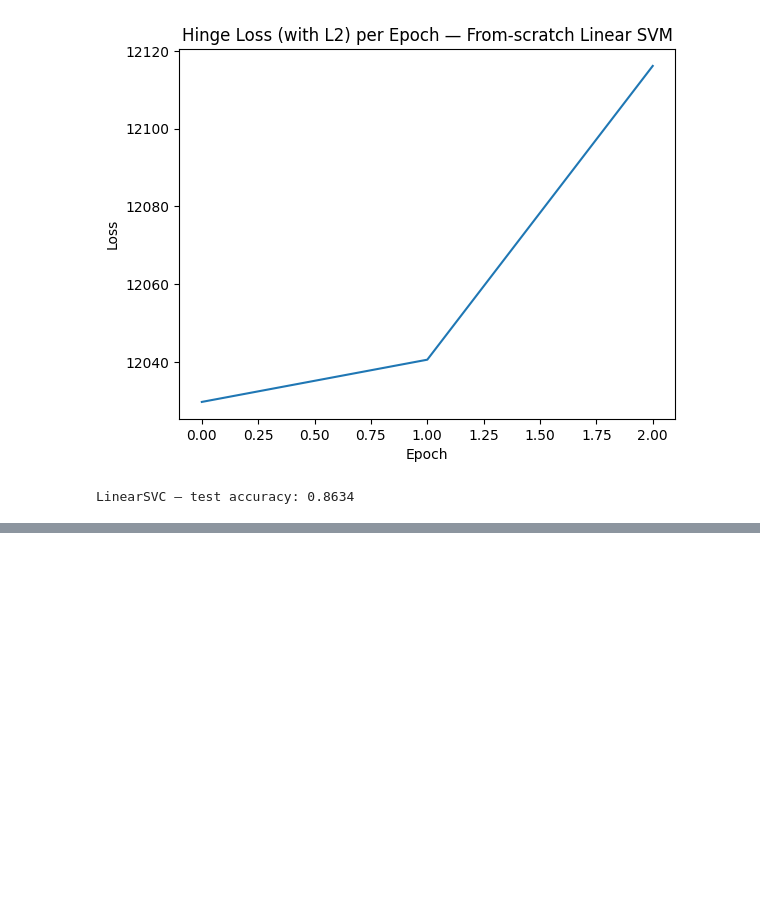
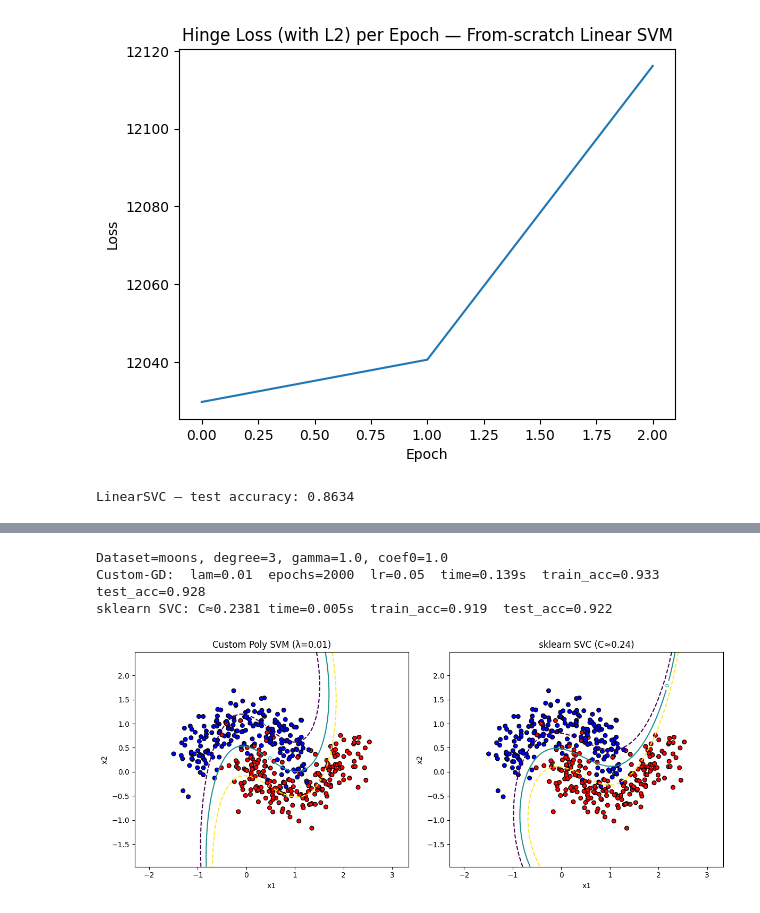
Before and after one commit to CS506-Boston-University/lab-8-adriantang23, a Jupyter notebook: Lab_8.ipynb, the cells around one changed output, grey strips where cells are left out. Cells and saved outputs as stored; diff of their text form; code cells hidden in the pictures; blank space fills up the shorter version.

```diff
--- a/Lab_8.ipynb
+++ b/Lab_8.ipynb
@@ -713,8 +713,8 @@ t1 = time()
 # TODO We will be utilizing the SVC from sklearn (sklearn.svm.SVC), we will use a kernel="poly", degree=DEGREE, gamma=GAMMA, coef0=COEF0, C=C (Exercise 10)
 # We will train on the X_tr data and y_tr, remember sklearn expects y_tr to be {0,1}
 # ------------------------------------------------
-sk =
-sk.fit(, )  # sklearn expects {0,1}
+sk = SVC(kernel="poly", degree=DEGREE, gamma=GAMMA, coef0=COEF0, C=C)
+sk.fit(X_tr, (y_tr > 0).astype(int))  # sklearn expects {0,1}
 # ----------------------------
 # Implementation Ends Here
 # ----------------------------
@@ -727,33 +727,38 @@ def acc(model, X, y):
     if yp.min() >= 0:  # sklearn: {0,1}
         yp = np.where(yp==1, 1, -1)
     return (yp == y).mean()
 
 train_acc_custom = acc(custom, X_tr, y_tr)
 test_acc_custom  = acc(custom, X_te, y_te)
 
 train_acc_sk = acc(sk, X_tr, y_tr)
 test_acc_sk  = acc(sk, X_te, y_te)
 
 print(f"Dataset={DATASET}, degree={DEGREE}, gamma={GAMMA}, coef0={COEF0}")
 print(f"Custom-GD:  lam={LAM}  epochs={EPOCHS}  lr={LR}  time={t_custom:.3f}s  "
       f"train_acc={train_acc_custom:.3f}  test_acc={test_acc_custom:.3f}")
 print(f"sklearn SVC: C≈{C:.4f} time={t_sk:.3f}s  "
       f"train_acc={train_acc_sk:.3f}  test_acc={test_acc_sk:.3f}")
 
 # ------------------- Plot side-by-side ------------------- #
 # Wrap sklearn model with a decision_function in {-1,+1} convention
 class SKWrap:
     def __init__(self, svc): self.svc = svc
     def decision_function(self, Xq):
         return self.svc.decision_function(Xq)
     def predict(self, Xq):
         return np.where(self.svc.decision_function(Xq) >= 0, 1, -1)
 
 plot_side_by_side(
     [custom, SKWrap(sk)],
     [f"Custom Poly SVM (λ={LAM})", f"sklearn SVC (C≈{C:.2g})"],
     X_tr, y_tr
 )
+# %% [output]
+Dataset=moons, degree=3, gamma=1.0, coef0=1.0
+Custom-GD:  lam=0.01  epochs=2000  lr=0.05  time=0.139s  train_acc=0.933  test_acc=0.928
+sklearn SVC: C≈0.2381 time=0.005s  train_acc=0.919  test_acc=0.922
+[figure, added]
 # %% [markdown]
 # **Questions and Answers** (10 points)
 
```
Also changed, not shown: parts of 1 cell of this notebook.
